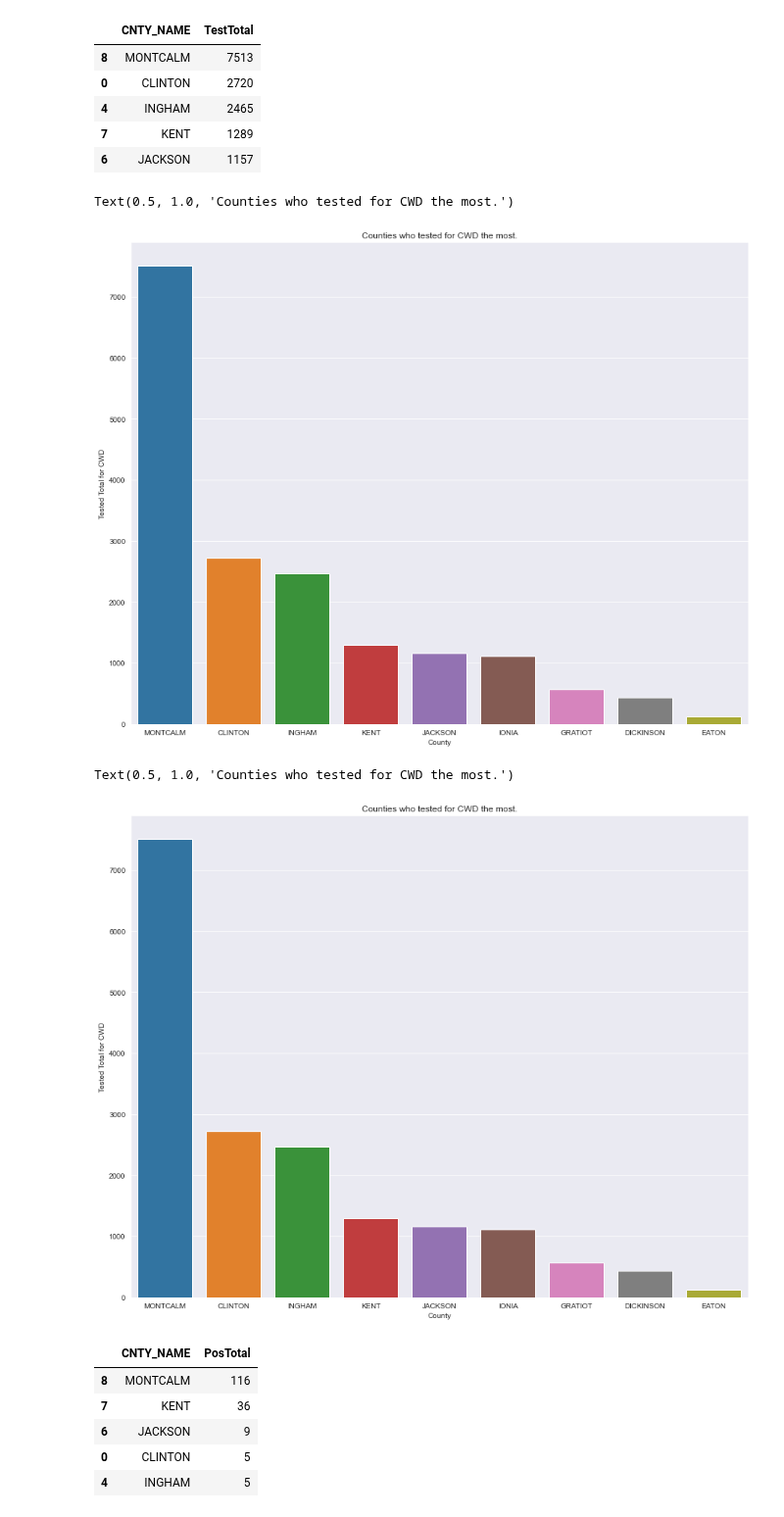
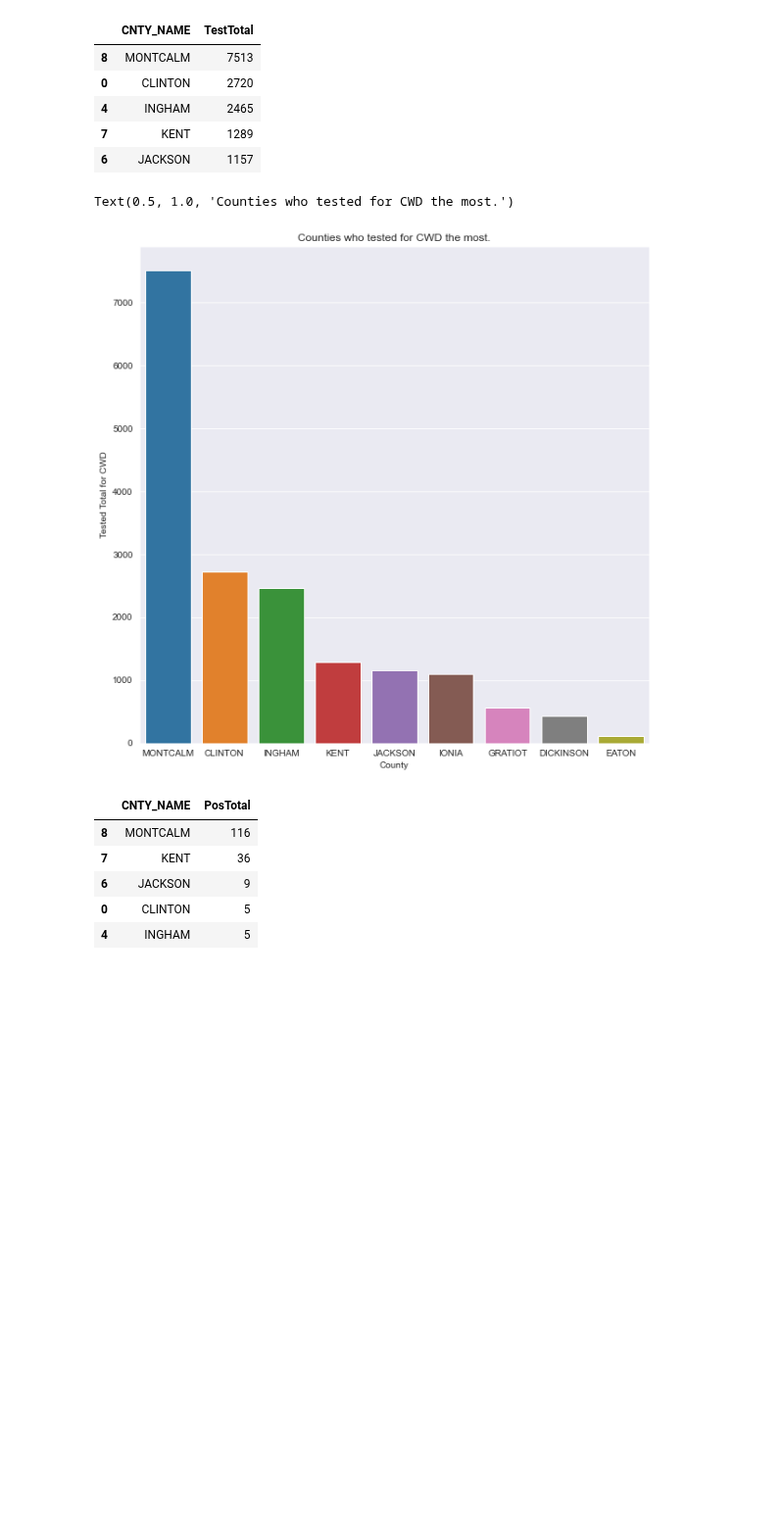
Before and after one commit to Ambush3/Michigan-Deer-CWD, a Jupyter notebook: CWD.ipynb, the cells around one changed output. Shown at 98% size. Cells and saved outputs as stored; diff of their text form; code cells hidden in the pictures; blank space fills up the shorter version.

Commit message:
Reducing Size of Plots and Cleaning Data

```diff
--- a/CWD.ipynb
+++ b/CWD.ipynb
@@ -134,16 +129,14 @@ cwd1.head()
 | 6 | JACKSON | 1157 |
 # %%
 cwd1 = cwd1[:]
-plt.figure(figsize=(15,12))
+plt.figure(figsize=(10,10))
 sns.set_style('darkgrid')
 p = sns.barplot(x='CNTY_NAME', y='TestTotal', data=cwd1)
 p.set(xlabel='County', ylabel='Tested Total for CWD')
 p.set_title("Counties who tested for CWD the most.")
 # %% [output]
 Text(0.5, 1.0, 'Counties who tested for CWD the most.')
-[figure, old version]
+[figure, new version]
-Text(0.5, 1.0, 'Counties who tested for CWD the most.')
-[figure, removed]
 # %%
 cwd2 = data_clean.groupby('CNTY_NAME', as_index=False, sort=True)['PosTotal'].sum()
 cwd2 = cwd2.sort_values('PosTotal', ascending=False)
```
Also changed, not shown: parts of 4 cells of this notebook.
